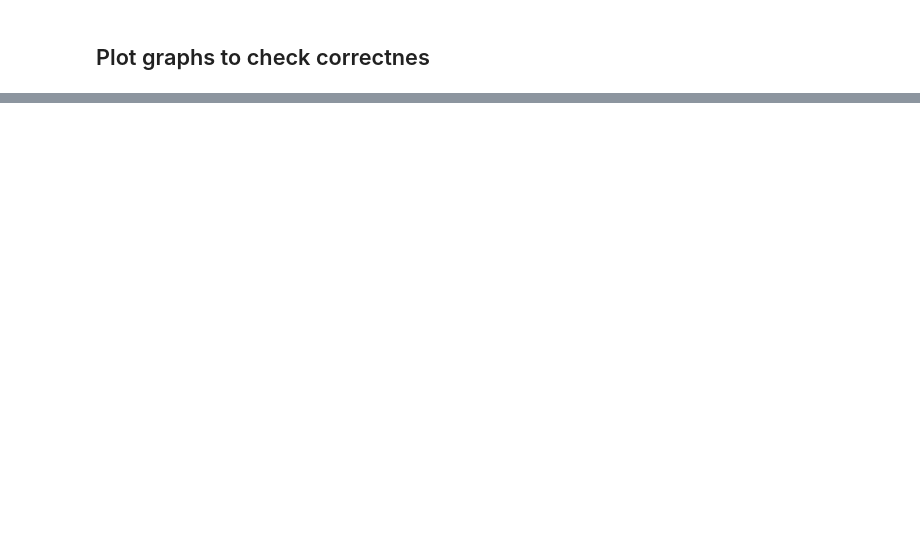
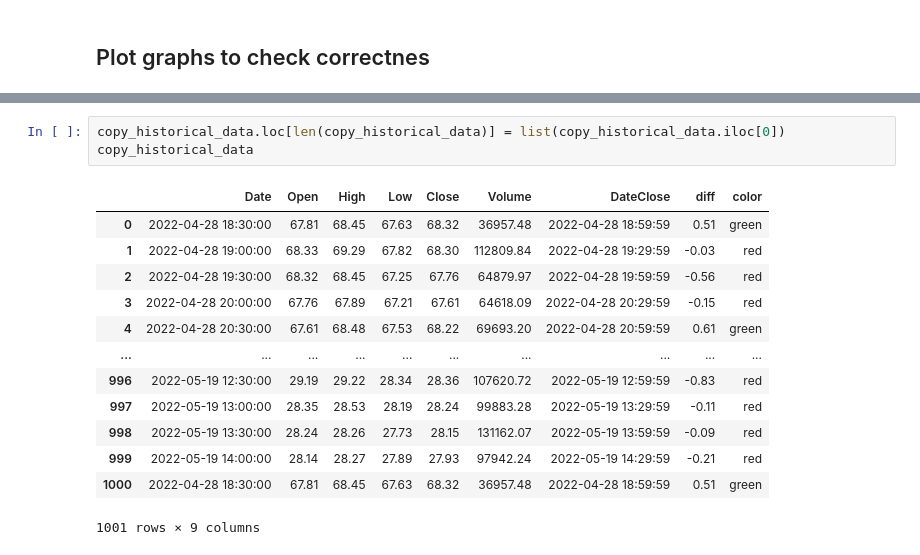
Before and after one commit to MAGLeb/current_practice, a Jupyter notebook: binance_crypto_trading/main.ipynb, the cells around one changed output, grey strips where cells are left out. Saved outputs shown, nothing was run; the diff lists cells and outputs as text; blank space fills up the shorter version.

```diff
--- a/binance_crypto_trading/main.ipynb
+++ b/binance_crypto_trading/main.ipynb
@@ -87,0 +179,17 @@ fig3.show()
+# %%
+copy_historical_data.loc[len(copy_historical_data)] = list(copy_historical_data.iloc[0])
+copy_historical_data
+# %% [output]
+|  | Date | Open | High | Low | Close | Volume | DateClose | diff | color |
+| 0 | 2022-04-28 18:30:00 | 67.81 | 68.45 | 67.63 | 68.32 | 36957.48 | 2022-04-28 18:59:59 | 0.51 | green |
+| 1 | 2022-04-28 19:00:00 | 68.33 | 69.29 | 67.82 | 68.30 | 112809.84 | 2022-04-28 19:29:59 | -0.03 | red |
+| 2 | 2022-04-28 19:30:00 | 68.32 | 68.45 | 67.25 | 67.76 | 64879.97 | 2022-04-28 19:59:59 | -0.56 | red |
+| 3 | 2022-04-28 20:00:00 | 67.76 | 67.89 | 67.21 | 67.61 | 64618.09 | 2022-04-28 20:29:59 | -0.15 | red |
+| 4 | 2022-04-28 20:30:00 | 67.61 | 68.48 | 67.53 | 68.22 | 69693.20 | 2022-04-28 20:59:59 | 0.61 | green |
+| ... | ... | ... | ... | ... | ... | ... | ... | ... | ... |
+| 996 | 2022-05-19 12:30:00 | 29.19 | 29.22 | 28.34 | 28.36 | 107620.72 | 2022-05-19 12:59:59 | -0.83 | red |
+| 997 | 2022-05-19 13:00:00 | 28.35 | 28.53 | 28.19 | 28.24 | 99883.28 | 2022-05-19 13:29:59 | -0.11 | red |
+| 998 | 2022-05-19 13:30:00 | 28.24 | 28.26 | 27.73 | 28.15 | 131162.07 | 2022-05-19 13:59:59 | -0.09 | red |
+| 999 | 2022-05-19 14:00:00 | 28.14 | 28.27 | 27.89 | 27.93 | 97942.24 | 2022-05-19 14:29:59 | -0.21 | red |
+| 1000 | 2022-04-28 18:30:00 | 67.81 | 68.45 | 67.63 | 68.32 | 36957.48 | 2022-04-28 18:59:59 | 0.51 | green |
+1001 rows × 9 columns
```
Also changed, not shown: parts of 23 cells of this notebook, 6 other files.
